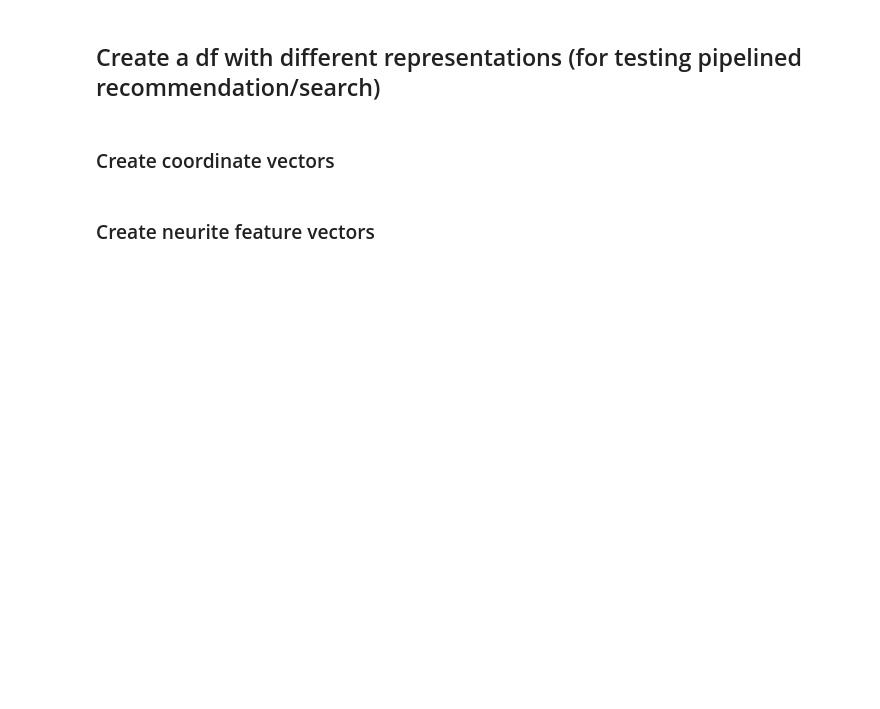
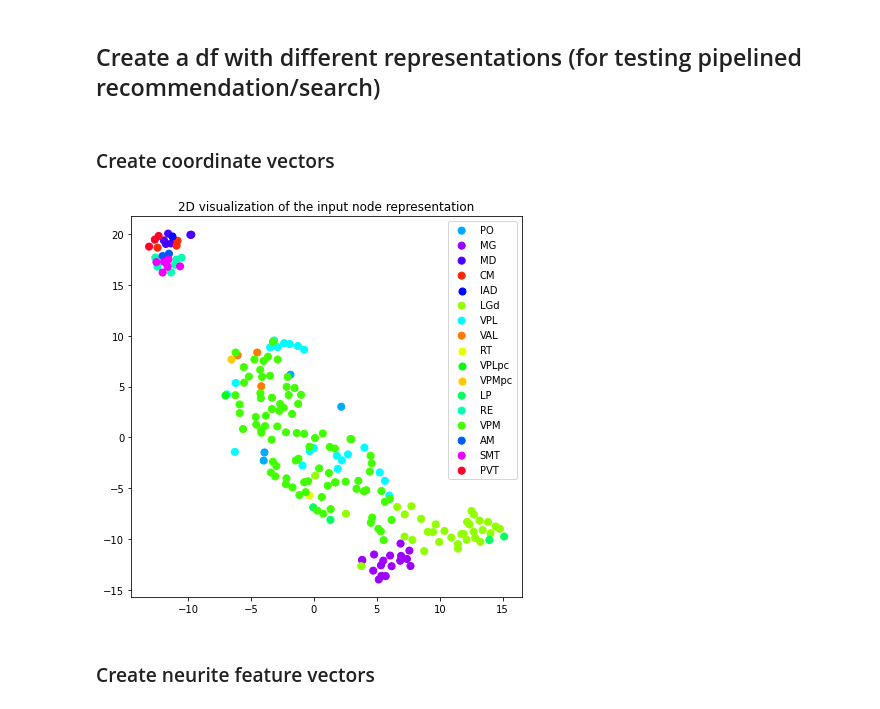
Before and after one commit to BlueBrain/knowledge-graph-inference, a Jupyter notebook: Build Model for SEU Neuron Morphologies.ipynb, the cells around one changed output. Cells and saved outputs as stored; diff of their text form; code cells hidden in the pictures; blank space fills up the shorter version.

```diff
--- a/Build Model for SEU Neuron Morphologies.ipynb
+++ b/Build Model for SEU Neuron Morphologies.ipynb
@@ -401,11 +476,13 @@ coordinate_df["coordinates"] = pd.Series(morphologies_df[[
     "brainLocation.coordinatesInBrainAtlas.valueX.value",
     "brainLocation.coordinatesInBrainAtlas.valueY.value",
     "brainLocation.coordinatesInBrainAtlas.valueZ.value"
-]].values.tolist())
+]].values.tolist()).apply(lambda x: [float(el) for el in x])
 coordinate_df = coordinate_df.rename(columns={"id": "@id"})
 # %%
-embedding_2d = transform_to_2d(coordinate_df["coordinates"].tolist())
-plot_2d(axon_proj_frame, vectors=embedding_2d, label_prop="brainLocation_brainRegion_id")
+embedding_2d = transform_to_2d([[float(v) for v in el] for el in coordinate_df["coordinates"].tolist()])
+plot_2d(frame, vectors=embedding_2d, label_prop="brainLocation_brainRegion_id")
+# %% [output]
+[figure, added]
 # %% [markdown]
 ### Create neurite feature vectors
 # %%
```
Also changed, not shown: parts of 35 cells of this notebook, 3 other files.
